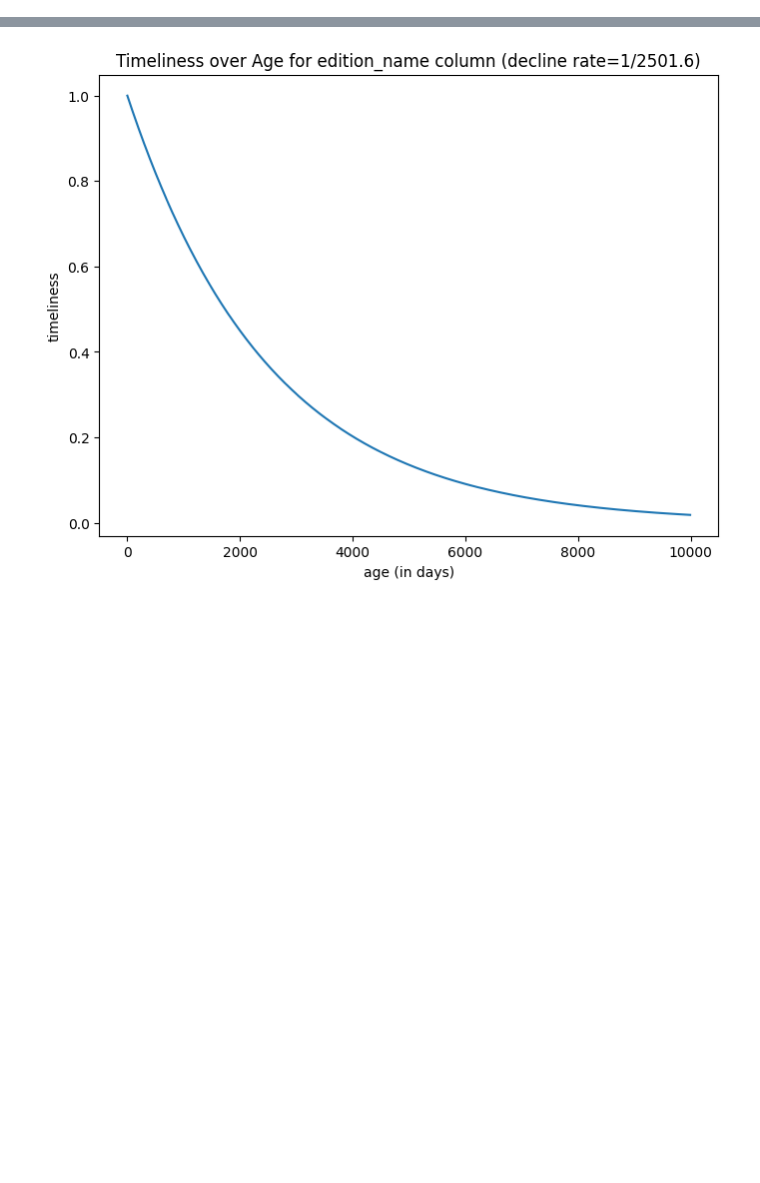
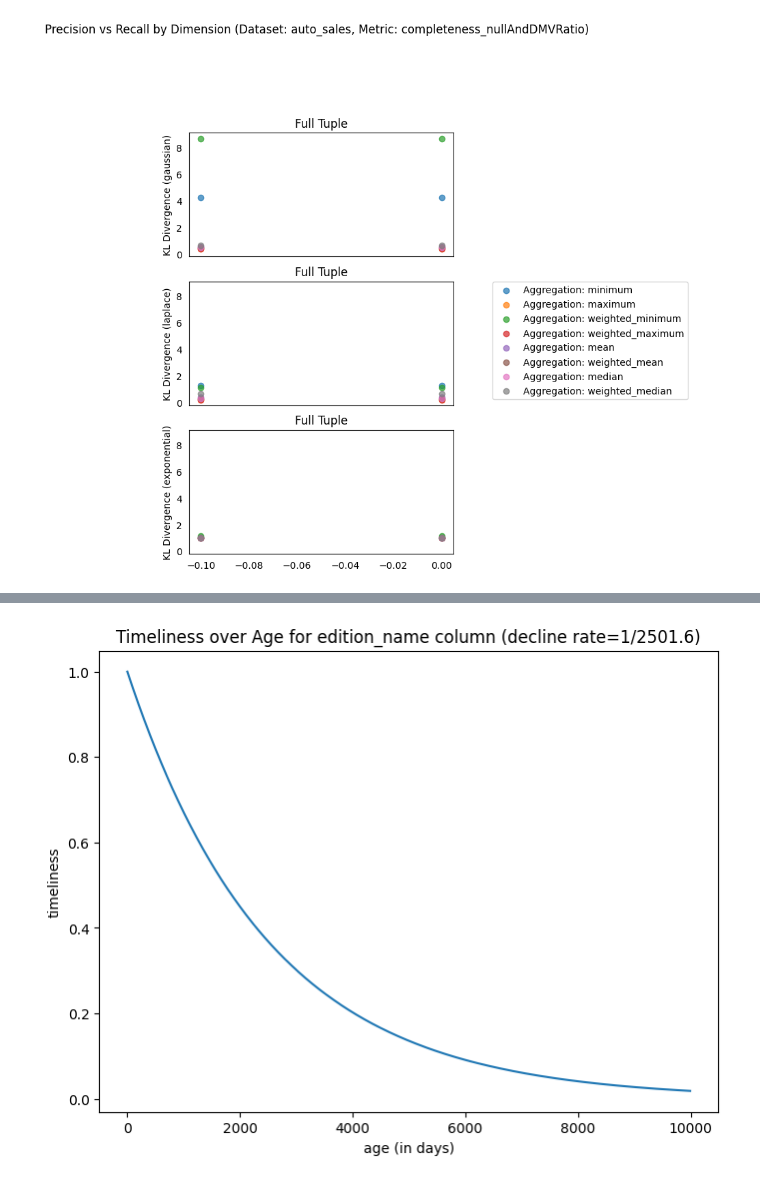
Before and after one commit to jb3rndt/ma-uncertainty-scripts, a Jupyter notebook: visualization.ipynb, the cells around one changed output, grey strips where cells are left out. Drawn from its saved outputs; the diff is of its cells as text; code cells hidden in the pictures; blank space fills up the shorter version.

Commit message:
Add evaluation for aggregation and PR-AUC curve

```diff
--- a/visualization.ipynb
+++ b/visualization.ipynb
@@ -4,7 +4,7 @@ from pathlib import Path
 
 import pandas as pd
 
-from src.utils import get_necessary_folders
+from src.utils import format_columnName, get_necessary_folders
 
 
 evaluations = {
@@ -24,7 +24,7 @@ df = pd.DataFrame(
             "metric": metric,
             "dataset": dataset.split(".")[0],
             "type": dataset.split(".")[1] if "." in dataset else "unknown",
-            "column": column,
+            "column": format_columnName(column),
             "null_rate": results["dq_results_stats"]["null_rates"][column],
             "dq_results_mean": results["dq_results_stats"]["describe"][column]["mean"],
             "pollution_rate": results["pollution_rates"][column],
@@ -40,6 +40,22 @@ df = pd.DataFrame(
             ],
             "recall_weighted": results["pr_auc_per_column_weighted"][column]["recall"],
             "pr_auc_weighted": results["pr_auc_per_column_weighted"][column]["pr_auc"],
+            "kl_divergence": {
+                agg_method: {
+                    "gaussian": results["aggregation_evaluation"]["kl_divergence"][
+                        agg_method
+                    ]["kl_gaussian"][column],
+                    "laplace": results["aggregation_evaluation"]["kl_divergence"][
+                        agg_method
+                    ]["kl_laplace"][column],
+                    "exponential": results["aggregation_evaluation"]["kl_divergence"][
+                        agg_method
+                    ]["kl_exponential"][column],
+                }
+                for agg_method in results["aggregation_evaluation"][
+                    "kl_divergence"
+                ].keys()
+            },
         }
         for (dim, folder), evaluation in evaluations.items()
         for metric, datasets in evaluation.items()
@@ -153,0 +258,68 @@ plt.show()
+# %%
+import matplotlib.pyplot as plt
+import numpy as np
+
+groups = df.groupby(["dataset", "metric"])
+
+for (dataset, metric), data in groups:
+    grouped_by_column = data.groupby("column")
+    ncols = len(grouped_by_column)
+    nrows = 3
+
+    fig, axes = plt.subplots(
+        nrows=nrows,
+        ncols=ncols,
+        figsize=(5 * ncols, 4 * 2),
+        sharex=True,
+        sharey=True,
+    )
+    axes = np.array(axes).reshape(nrows, ncols)
+    for (col_name, col_data), (col, _) in zip(grouped_by_column, enumerate(axes[0])):
+        polluted_col_data = col_data[col_data["type"] == "polluted"]
+        cleaned_col_data = col_data[col_data["type"] == "cleaned"]
+        original_col_data = col_data[col_data["type"] == "original"]
+        assert len(original_col_data) == 1, (
+            col_name,
+            dataset,
+            metric,
+            original_col_data,
+        )
+        assert len(cleaned_col_data) == 1, (col_name, dataset, metric, cleaned_col_data)
+
+        p_rates = polluted_col_data["pollution_rate"]
+        agg_methods = original_col_data.iloc[0]["kl_divergence"].keys()
+        for ax, rec_model in zip(axes[:, col], ["gaussian", "laplace", "exponential"]):
+            ax.set_ylabel(f"KL Divergence ({rec_model})")
+            for agg_method in agg_methods:
+                ax.scatter(
+                    [-0.1, 0] + list(p_rates),
+                    [
+                        cleaned_col_data.iloc[0]["kl_divergence"][agg_method][
+                            rec_model
+                        ],
+                        original_col_data.iloc[0]["kl_divergence"][agg_method][
+                            rec_model
+                        ],
+                    ]
+                    + list(
+                        polluted_col_data["kl_divergence"].apply(
+                            lambda x: x[agg_method][rec_model]
+                        )
+                    ),
+                    label=f"Aggregation: {agg_method}",
+                    alpha=0.7,
+                    marker="o",
+                )
+                ax.set_title(str(col_name)[:20])
+                ax.tick_params(axis="both", which="both", bottom=False, left=False)
+    handles, labels = axes[0][0].get_legend_handles_labels()
+    fig.legend(handles, labels, loc="center left", bbox_to_anchor=(1, 0.5))
+    fig.suptitle(
+        "Precision vs Recall by Dimension (Dataset: {}, Metric: {})".format(
+            dataset, metric
+        ),
+        y=1.08,
+    )
+plt.show()
+# %% [output]
+[figure, added]
```
Also changed, not shown: parts of 3 cells of this notebook, 9 other files.
